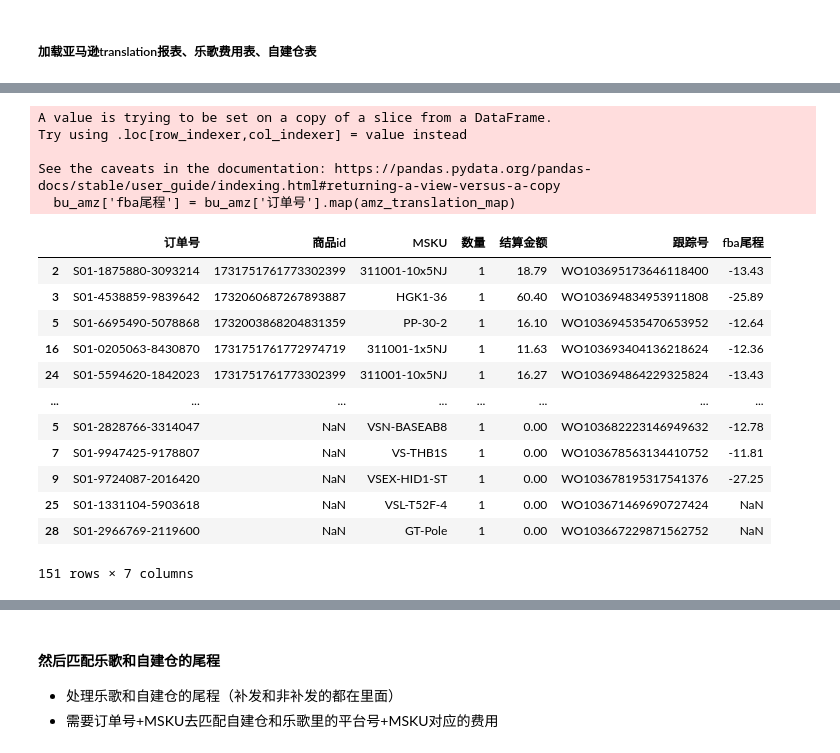
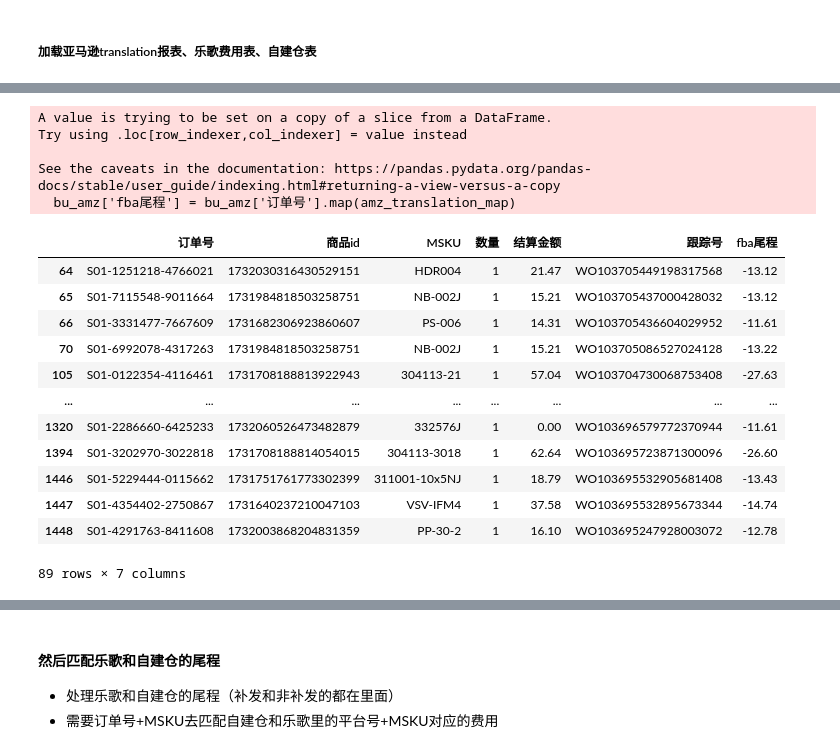
Before and after one commit to Diablosda/profit_calculate, a Jupyter notebook: tiktok核算.ipynb, the cells around one changed output, grey strips where cells are left out. Cells and saved outputs as stored; diff of their text form; code cells hidden in the pictures.

```diff
--- a/tiktok核算.ipynb
+++ b/tiktok核算.ipynb
@@ -92,7 +193,6 @@ refund_table
 - 自建仓需要使用跟踪号匹配,运单号SNWE开头
 - 乐歌仓使用订单号匹配就行，剩余运单号
 # %%
-reissue_orders = orders_table[orders_table['平台单号'].str.contains('bu') & (orders_table['状态'] != '不发货')]
 reissue_orders = reissue_orders[['平台单号','ASIN/商品Id','SKU','数量','运单号','跟踪号','品名']]
 reissue_orders
 # %% [output]
@@ -178,6 +234,8 @@ reissue_orders
 # %% [markdown]
 #### 将结算单和补发单整合在一起，保留计算所需的字段，后续直接用来匹配跟踪号，尾程费，体积，采购价等
 # %%
+# 先排除掉settlement_table中包含refund_table的订单
+settlement_table = settlement_table[~settlement_table['Order/adjustment ID'].isin(refund_table['Order/adjustment ID'])]
 settlement_table_final = settlement_table[['Order/adjustment ID','SKU ID','MSKU','Quantity','Total settlement amount']]
 settlement_table_final['跟踪号'] = ''
 reissue_orders_final = reissue_orders[['平台单号','ASIN/商品Id','MSKU','数量','跟踪号']]
@@ -275,3 +335,6 @@ final_orders_na
+# %%
+# 手动补充跟踪号
+final_orders.loc[final_orders['订单号'] == '577329712658288981', '跟踪号'] = '9234690391694711673167'
 # %%
 bu_amz = final_orders[final_orders['跟踪号'].str.startswith('WO', na=False)]
 # %%
@@ -312,36 +369,38 @@ bu_amz_order_na
 # %%
 # 缺失值补充
-bu_amz.loc[bu_amz['跟踪号'] == 'WO103683190115904513', '订单号'] = 'S01-9276261-6012429'
-bu_amz.loc[bu_amz['跟踪号'] == 'WO103682223146949632', '订单号'] = 'S01-2828766-3314047'
-bu_amz.loc[bu_amz['跟踪号'] == 'WO103678563134410752', '订单号'] = 'S01-9947425-9178807'
-bu_amz.loc[bu_amz['跟踪号'] == 'WO103678195317541376', '订单号'] = 'S01-9724087-2016420'
-bu_amz.loc[bu_amz['跟踪号'] == 'WO103671469690727424', '订单号'] = 'S01-1331104-5903618'
-bu_amz.loc[bu_amz['跟踪号'] == 'WO103667229871562752', '订单号'] = 'S01-2966769-2119600'
+# bu_amz.loc[bu_amz['跟踪号'] == 'WO103683190115904513', '订单号'] = 'S01-9276261-6012429'
+# bu_amz.loc[bu_amz['跟踪号'] == 'WO103682223146949632', '订单号'] = 'S01-2828766-3314047'
+# bu_amz.loc[bu_amz['跟踪号'] == 'WO103678563134410752', '订单号'] = 'S01-9947425-9178807'
+# bu_amz.loc[bu_amz['跟踪号'] == 'WO103678195317541376', '订单号'] = 'S01-9724087-2016420'
+# bu_amz.loc[bu_amz['跟踪号'] == 'WO103671469690727424', '订单号'] = 'S01-1331104-5903618'
+# bu_amz.loc[bu_amz['跟踪号'] == 'WO103667229871562752', '订单号'] = 'S01-2966769-2119600'
 # %%
 # 匹配fba fee
 amz_translation = pd.concat([amz_translation1,amz_translation2],axis=0)
-amz_translation_map = amz_translation.set_index('order id')['fba fees'].to_dict()
+amz_translation['fba fees'] = c(amz_translation['fba fees'])
+amz_translation_groupby = amz_translation.groupby('order id')['fba fees'].sum().reset_index()
+amz_translation_map = amz_translation_groupby.set_index('order id')['fba fees'].to_dict()
 bu_amz['fba尾程'] = bu_amz['订单号'].map(amz_translation_map)
 bu_amz
 # %% [output]
 A value is trying to be set on a copy of a slice from a DataFrame.
 Try using .loc[row_indexer,col_indexer] = value instead
 
 See the caveats in the documentation: https://pandas.pydata.org/pandas-docs/stable/user_guide/indexing.html#returning-a-view-versus-a-copy
   bu_amz['fba尾程'] = bu_amz['订单号'].map(amz_translation_map)
 |  | 订单号 | 商品id | MSKU | 数量 | 结算金额 | 跟踪号 | fba尾程 |
-| 2 | S01-1875880-3093214 | 1731751761773302399 | 311001-10x5NJ | 1 | 18.79 | WO103695173646118400 | -13.43 |
-| 3 | S01-4538859-9839642 | 1732060687267893887 | HGK1-36 | 1 | 60.40 | WO103694834953911808 | -25.89 |
-| 5 | S01-6695490-5078868 | 1732003868204831359 | PP-30-2 | 1 | 16.10 | WO103694535470653952 | -12.64 |
-| 16 | S01-0205063-8430870 | 1731751761772974719 | 311001-1x5NJ | 1 | 11.63 | WO103693404136218624 | -12.36 |
-| 24 | S01-5594620-1842023 | 1731751761773302399 | 311001-10x5NJ | 1 | 16.27 | WO103694864229325824 | -13.43 |
+| 64 | S01-1251218-4766021 | 1732030316430529151 | HDR004 | 1 | 21.47 | WO103705449198317568 | -13.12 |
+| 65 | S01-7115548-9011664 | 1731984818503258751 | NB-002J | 1 | 15.21 | WO103705437000428032 | -13.12 |
+| 66 | S01-3331477-7667609 | 1731682306923860607 | PS-006 | 1 | 14.31 | WO103705436604029952 | -11.61 |
+| 70 | S01-6992078-4317263 | 1731984818503258751 | NB-002J | 1 | 15.21 | WO103705086527024128 | -13.22 |
+| 105 | S01-0122354-4116461 | 1731708188813922943 | 304113-21 | 1 | 57.04 | WO103704730068753408 | -27.63 |
 | ... | ... | ... | ... | ... | ... | ... | ... |
-| 5 | S01-2828766-3314047 | NaN | VSN-BASEAB8 | 1 | 0.00 | WO103682223146949632 | -12.78 |
-| 7 | S01-9947425-9178807 | NaN | VS-THB1S | 1 | 0.00 | WO103678563134410752 | -11.81 |
-| 9 | S01-9724087-2016420 | NaN | VSEX-HID1-ST | 1 | 0.00 | WO103678195317541376 | -27.25 |
-| 25 | S01-1331104-5903618 | NaN | VSL-T52F-4 | 1 | 0.00 | WO103671469690727424 | NaN |
-| 28 | S01-2966769-2119600 | NaN | GT-Pole | 1 | 0.00 | WO103667229871562752 | NaN |
+| 1320 | S01-2286660-6425233 | 1732060526473482879 | 332576J | 1 | 0.00 | WO103696579772370944 | -11.61 |
+| 1394 | S01-3202970-3022818 | 1731708188814054015 | 304113-3018 | 1 | 62.64 | WO103695723871300096 | -26.60 |
+| 1446 | S01-5229444-0115662 | 1731751761773302399 | 311001-10x5NJ | 1 | 18.79 | WO103695532905681408 | -13.43 |
+| 1447 | S01-4354402-2750867 | 1731640237210047103 | VSV-IFM4 | 1 | 37.58 | WO103695532895673344 | -14.74 |
+| 1448 | S01-4291763-8411608 | 1732003868204831359 | PP-30-2 | 1 | 16.10 | WO103695247928003072 | -12.78 |
-151 rows × 7 columns
+89 rows × 7 columns
 # %%
 bu_amz_map = bu_amz.set_index('跟踪号')['fba尾程'].to_dict()
 final_orders['尾程'] = final_orders['跟踪号'].map(bu_amz_map).fillna(0)
```
Also changed, not shown: parts of 33 cells of this notebook, 5 other files.
